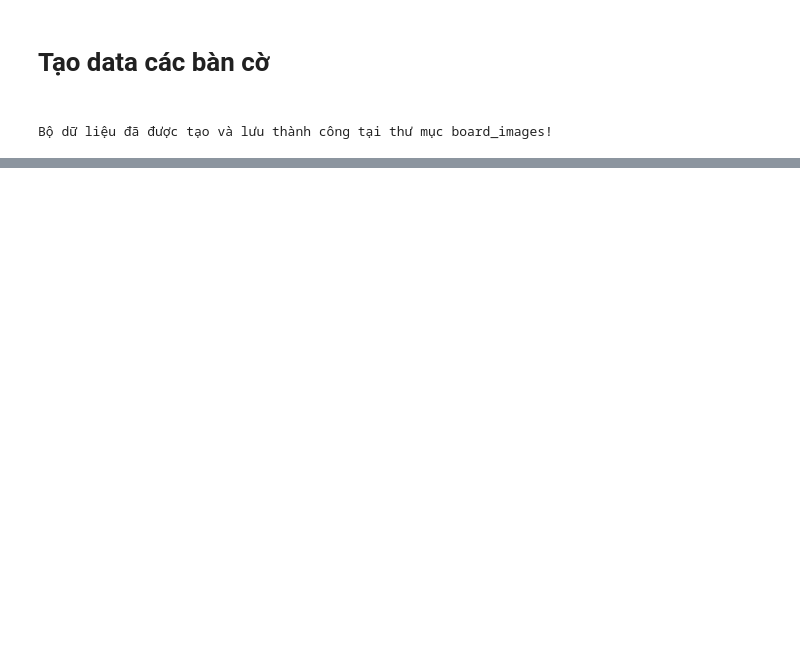
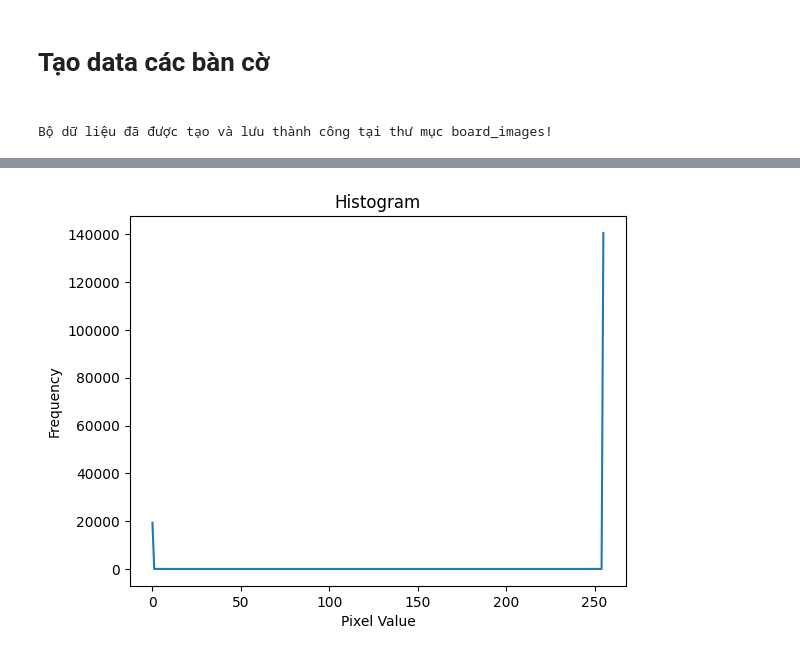
Before and after one commit to Duck095/XO, a Jupyter notebook: data.ipynb, the cells around one changed output, grey strips where cells are left out. Drawn from its saved outputs; the diff is of its cells as text; code cells hidden in the pictures; blank space fills up the shorter version.

```diff
--- a/data.ipynb
+++ b/data.ipynb
@@ -461,0 +805,21 @@ Bộ dữ liệu đã được tạo và lưu thành công tại thư mục boar
+# %%
+def plot_histogram(image):
+    # Chuyển ảnh sang grayscale
+    gray = cv2.cvtColor(image, cv2.COLOR_BGR2GRAY)
+
+    # Tính histogram
+    hist = cv2.calcHist([gray], [0], None, [256], [0, 256])
+
+    # Hiển thị histogram
+    plt.figure()
+    plt.title("Histogram")
+    plt.xlabel("Pixel Value")
+    plt.ylabel("Frequency")
+    plt.plot(hist)
+    plt.show()
+
+# Ví dụ: Hiển thị histogram cho một bức ảnh
+img = cv2.imread("board_images/8x8_252.png")
+plot_histogram(img)
+# %% [output]
+[figure, added]
```
Also changed, not shown: parts of 13 cells of this notebook, 2 other files.
